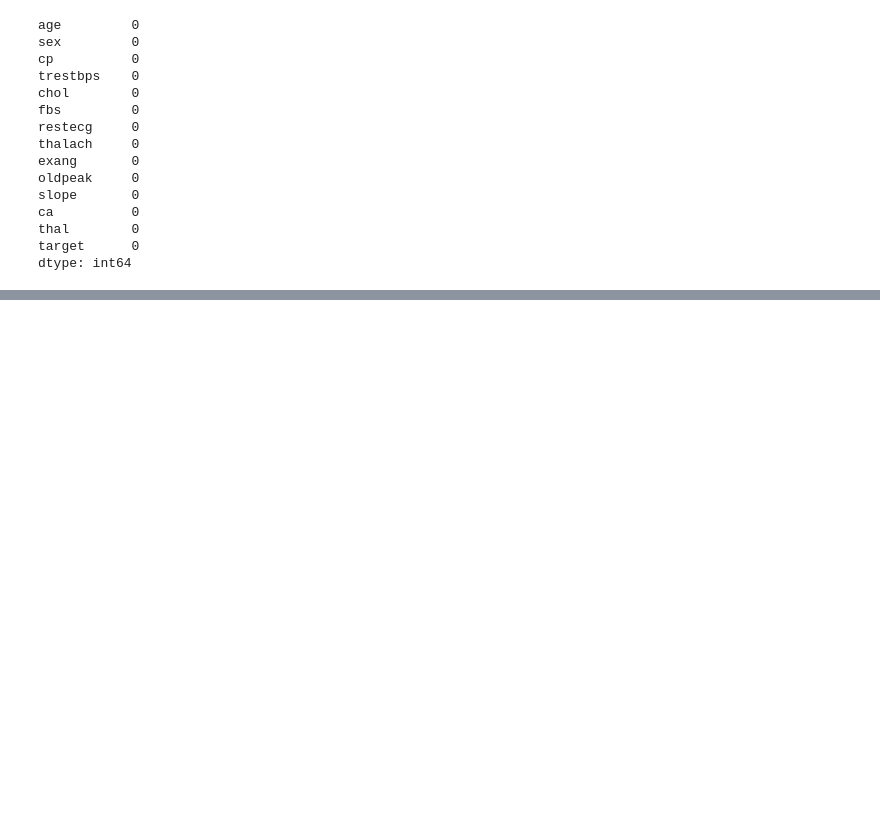
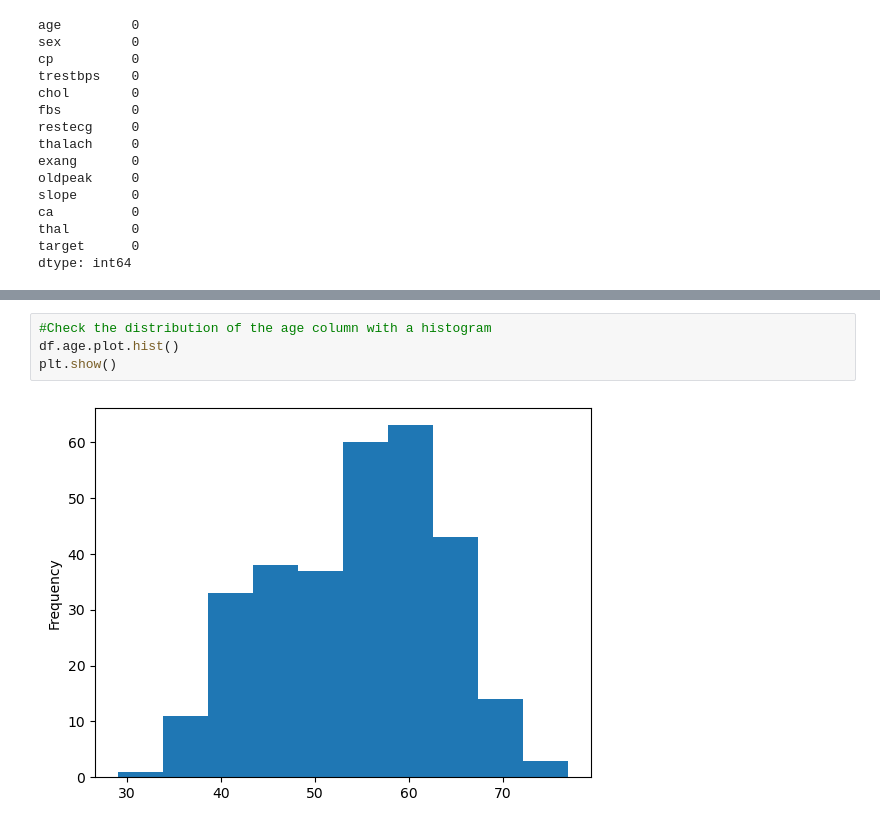
Before and after one commit to kuheli31/Heart-Disease-Detection-Model, a Jupyter notebook: Heart-Disease-Classification.ipynb, the cells around one changed output, grey strips where cells are left out. Cells and saved outputs as stored; diff of their text form; blank space fills up the shorter version.

```diff
--- a/Heart-Disease-Classification.ipynb
+++ b/Heart-Disease-Classification.ipynb
@@ -338,0 +403,6 @@ df.describe()
+# %%
+#Check the distribution of the age column with a histogram
+df.age.plot.hist()
+plt.show()
+# %% [output]
+[figure, added]
```
Also changed, not shown: parts of 24 cells of this notebook, 2 other files.
